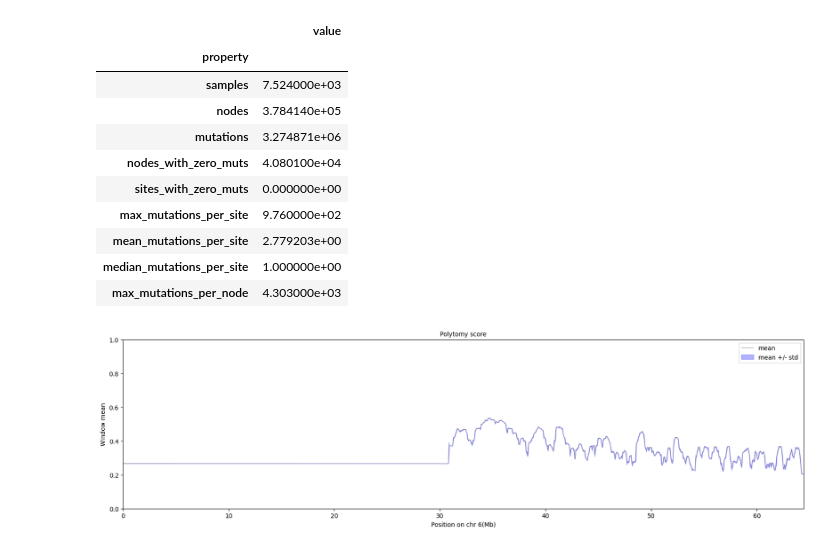
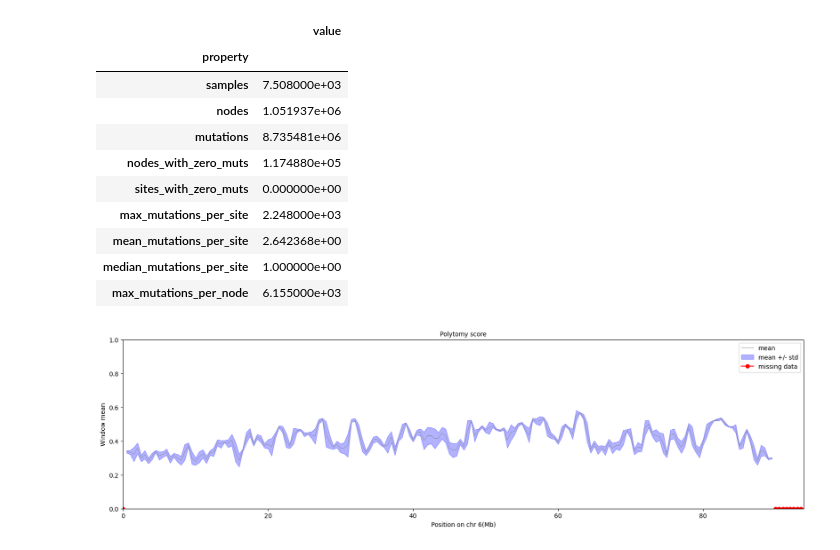
Before and after one commit to tskit-dev/tsbrowse, a Jupyter notebook: qc-template.ipynb, the cells around one changed output. Cells and saved outputs as stored; diff of their text form; code cells hidden in the pictures.

```diff
--- a/qc-template.ipynb
+++ b/qc-template.ipynb
@@ -8,22 +8,23 @@ import tskit
 
 importlib.reload(utils)
 
-ts = tskit.load("data/hgdp_tgp_sgdp_high_cov_ancients_chr20_q.dated.trees")
-tinfo = utils.TreeInfo(ts, 20)
+# ts = tskit.load("data/hgdp_tgp_sgdp_high_cov_ancients_chr20_q.dated.trees")
+ts = tszip.decompress("data/hgdp_tgp_sgdp_chr2_p.dated.trees.tsz")
+tinfo = utils.TreeInfo(ts, 6)
 tinfo
 # %% [output]
 |  | value |
 | property |  |
-| samples | 7.524000e+03 |
-| nodes | 3.784140e+05 |
-| mutations | 3.274871e+06 |
-| nodes_with_zero_muts | 4.080100e+04 |
+| samples | 7.508000e+03 |
+| nodes | 1.051937e+06 |
+| mutations | 8.735481e+06 |
+| nodes_with_zero_muts | 1.174880e+05 |
 | sites_with_zero_muts | 0.000000e+00 |
-| max_mutations_per_site | 9.760000e+02 |
-| mean_mutations_per_site | 2.779203e+00 |
+| max_mutations_per_site | 2.248000e+03 |
+| mean_mutations_per_site | 2.642368e+00 |
 | median_mutations_per_site | 1.000000e+00 |
-| max_mutations_per_node | 4.303000e+03 |
+| max_mutations_per_node | 6.155000e+03 |
 # %%
-tinfo.plot_polytomy_fractions(window_size=50_000, overlap=0)
+tinfo.plot_polytomy_fractions(window_size=500_000, overlap=0)
 # %% [output]
-[figure, old version]
+[figure, new version]
```
Also changed, not shown: parts of 5 cells of this notebook, 1 other file.
